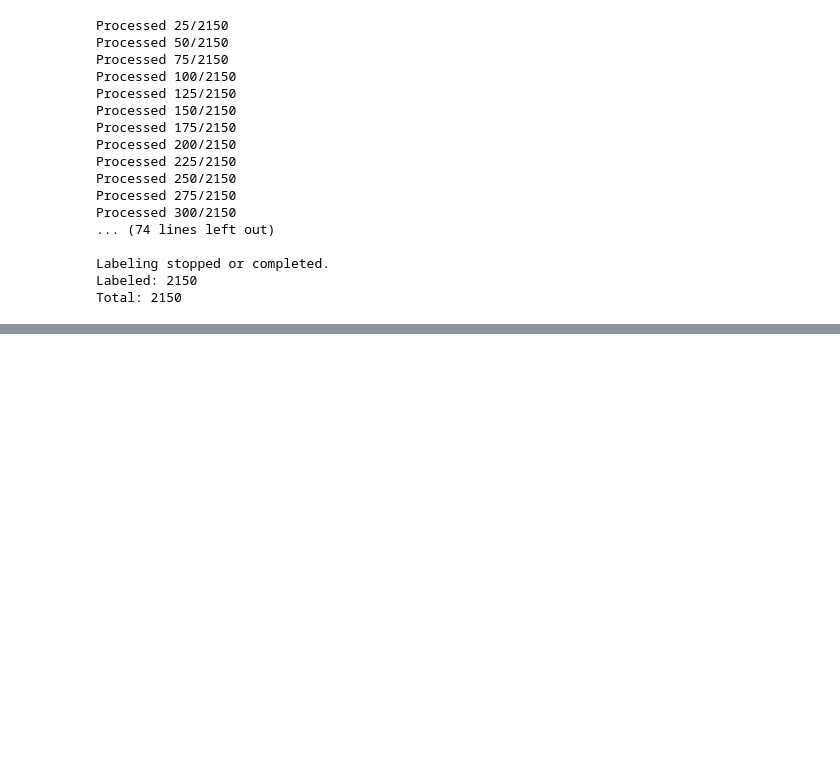
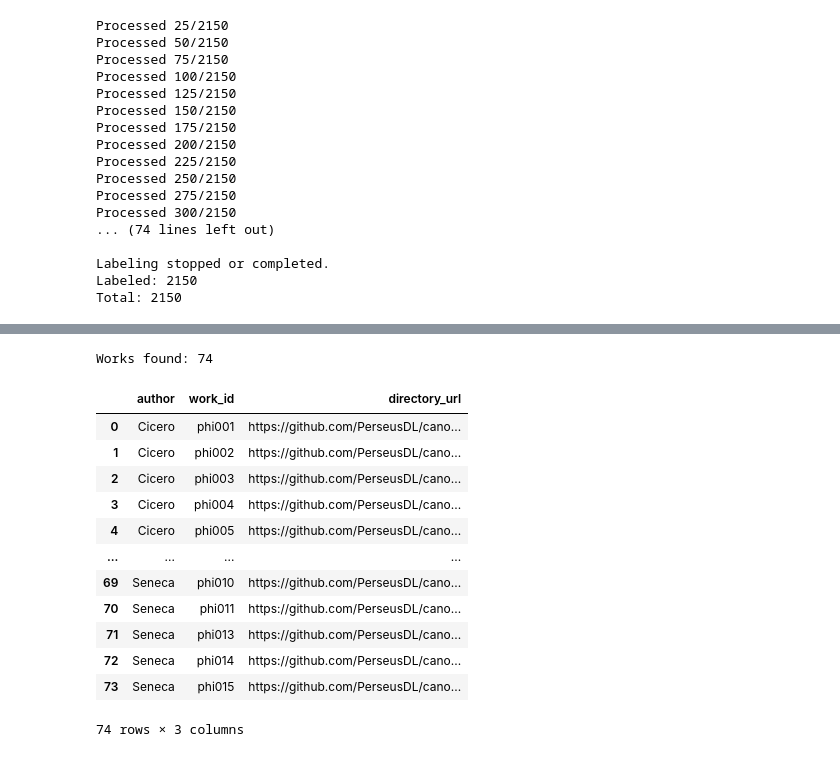
Before and after one commit to alxxjohn/Trojan-Parse-Project, a Jupyter notebook: src/pipelines/preprocessing/rw_preprocessing_pipeline_latin.ipynb, the cells around one changed output, grey strips where cells are left out. Drawn from its saved outputs; the diff is of its cells as text; code cells hidden in the pictures; blank space fills up the shorter version.

```diff
--- a/src/pipelines/preprocessing/rw_preprocessing_pipeline_latin.ipynb
+++ b/src/pipelines/preprocessing/rw_preprocessing_pipeline_latin.ipynb
@@ -418,0 +510,49 @@ Total: 2150
+# %%
+import requests
+import pandas as pd
+
+AUTHORS = {
+    "Cicero": "phi0474",
+    "Seneca": "phi1017"
+}
+
+API_BASE = (
+    "https://api.github.com/repos/"
+    "PerseusDL/canonical-latinLit/contents/data"
+)
+
+records = []
+
+for author, textgroup in AUTHORS.items():
+    url = f"{API_BASE}/{textgroup}"
+
+    response = requests.get(url, timeout=30)
+    response.raise_for_status()
+
+    for item in response.json():
+        if item["type"] == "dir":
+            records.append({
+                "author": author,
+                "work_id": item["name"],
+                "directory_url": item["html_url"]
+            })
+
+works_df = pd.DataFrame(records)
+
+print("Works found:", len(works_df))
+display(works_df)
+# %% [output]
+Works found: 74
+|  | author | work_id | directory_url |
+| 0 | Cicero | phi001 | https://github.com/PerseusDL/cano... |
+| 1 | Cicero | phi002 | https://github.com/PerseusDL/cano... |
+| 2 | Cicero | phi003 | https://github.com/PerseusDL/cano... |
+| 3 | Cicero | phi004 | https://github.com/PerseusDL/cano... |
+| 4 | Cicero | phi005 | https://github.com/PerseusDL/cano... |
+| ... | ... | ... | ... |
+| 69 | Seneca | phi010 | https://github.com/PerseusDL/cano... |
+| 70 | Seneca | phi011 | https://github.com/PerseusDL/cano... |
+| 71 | Seneca | phi013 | https://github.com/PerseusDL/cano... |
+| 72 | Seneca | phi014 | https://github.com/PerseusDL/cano... |
+| 73 | Seneca | phi015 | https://github.com/PerseusDL/cano... |
+74 rows × 3 columns
```
Also changed, not shown: parts of 27 cells of this notebook, 1 other file.
